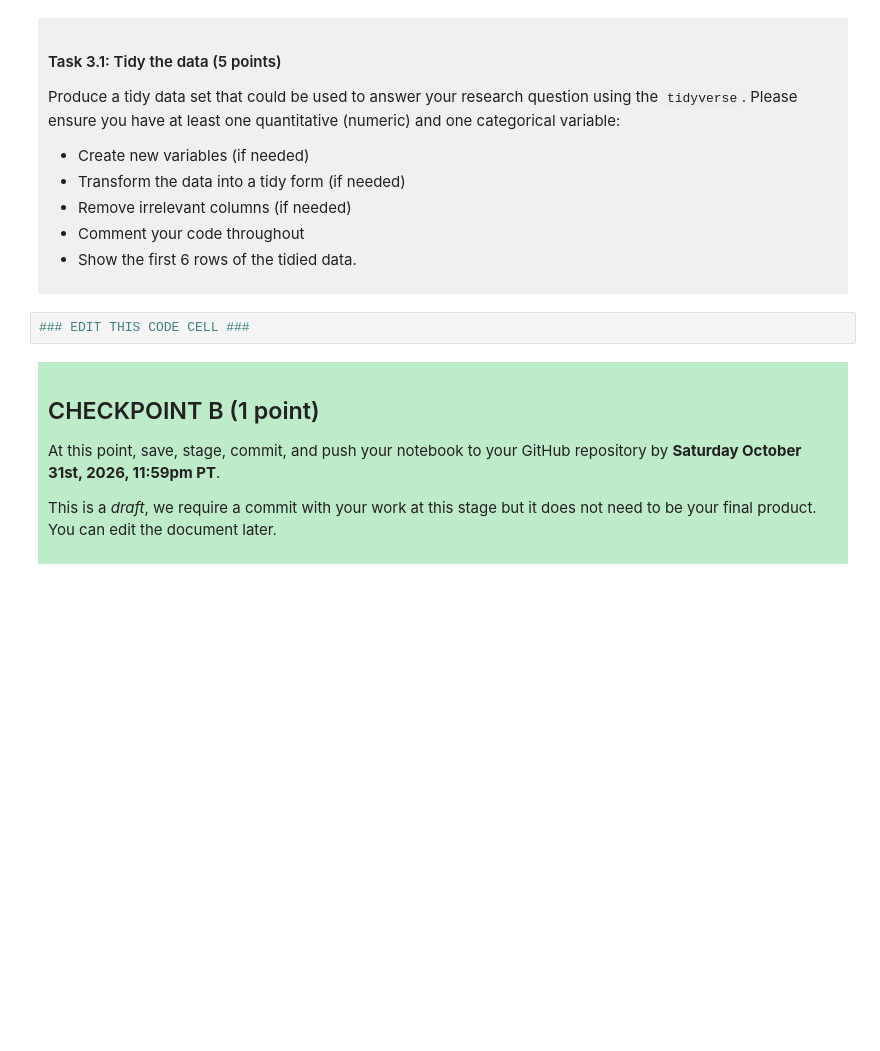
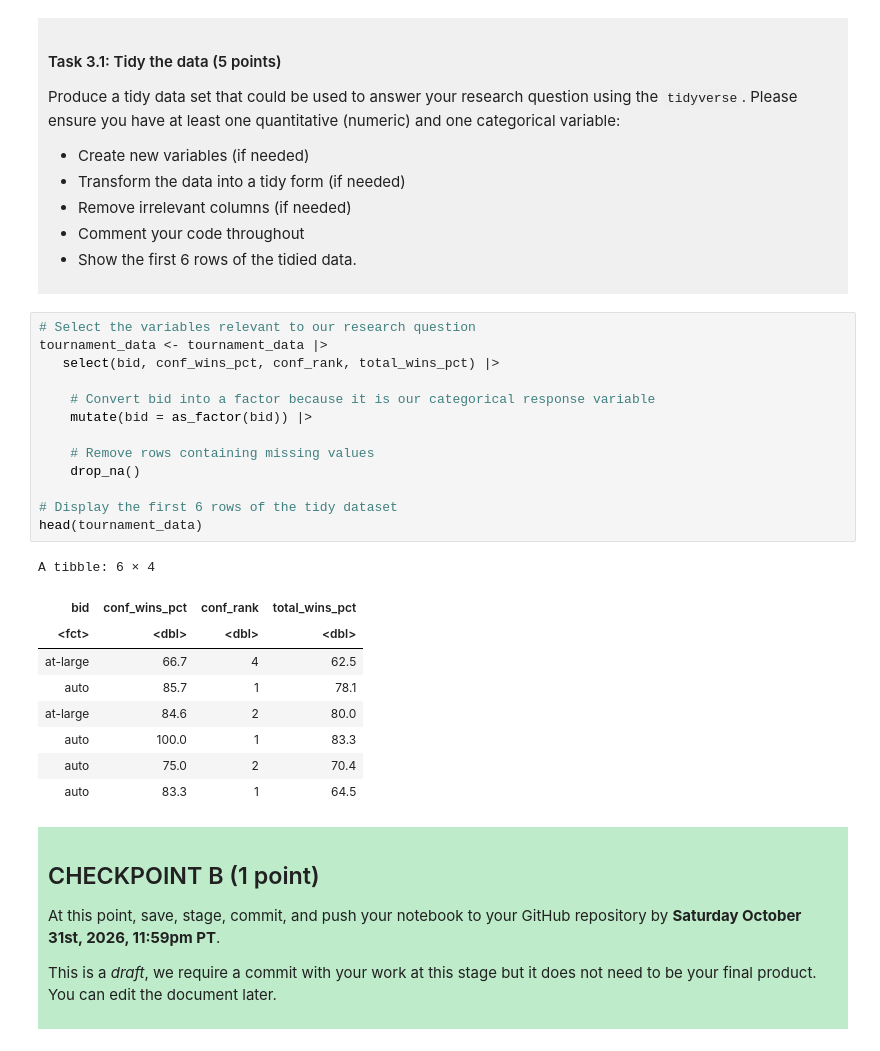
Before and after one commit to ngholipo/dsci-100-project-niki-gholipour, a Jupyter notebook: dsci-100-project-notebook.ipynb, the cells around one changed output. Saved outputs shown, nothing was run; the diff lists cells and outputs as text; blank space fills up the shorter version.

```diff
--- a/dsci-100-project-notebook.ipynb
+++ b/dsci-100-project-notebook.ipynb
@@ -189,7 +211,28 @@ Produce a tidy data set that could be used to answer your research question usin
 
 </div>
 # %%
-### EDIT THIS CODE CELL ###
+# Select the variables relevant to our research question
+tournament_data <- tournament_data |>
+   select(bid, conf_wins_pct, conf_rank, total_wins_pct) |>
+
+    # Convert bid into a factor because it is our categorical response variable
+    mutate(bid = as_factor(bid)) |>
+
+    # Remove rows containing missing values
+    drop_na()
+
+# Display the first 6 rows of the tidy dataset
+head(tournament_data)
+# %% [output]
+A tibble: 6 × 4
+| bid | conf_wins_pct | conf_rank | total_wins_pct |
+| <fct> | <dbl> | <dbl> | <dbl> |
+| at-large | 66.7 | 4 | 62.5 |
+| auto | 85.7 | 1 | 78.1 |
+| at-large | 84.6 | 2 | 80.0 |
+| auto | 100.0 | 1 | 83.3 |
+| auto | 75.0 | 2 | 70.4 |
+| auto | 83.3 | 1 | 64.5 |
 # %% [markdown]
 <div style="background-color: #beebca; padding: 10px;">
 
```
Also changed, not shown: parts of 3 cells of this notebook, 1 other file.
